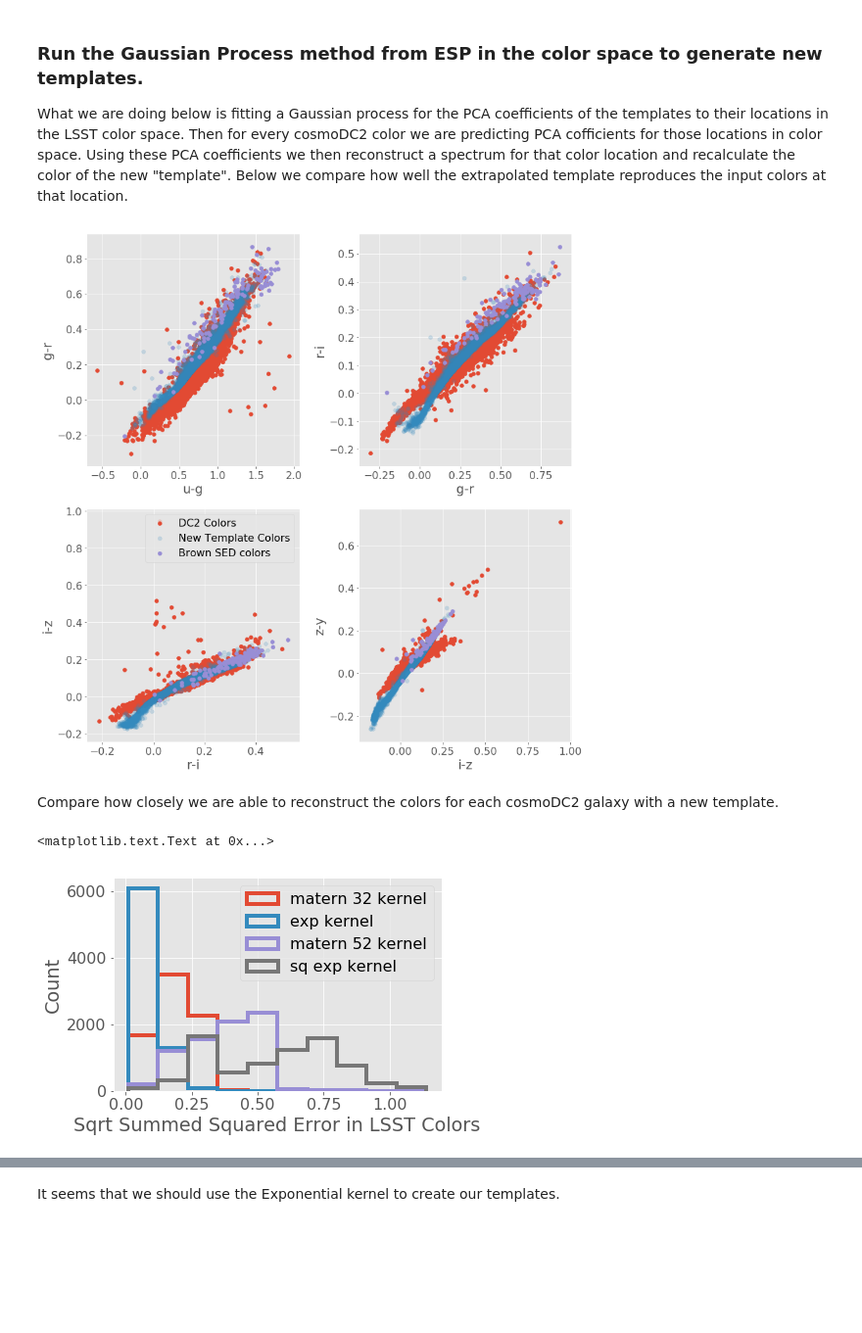
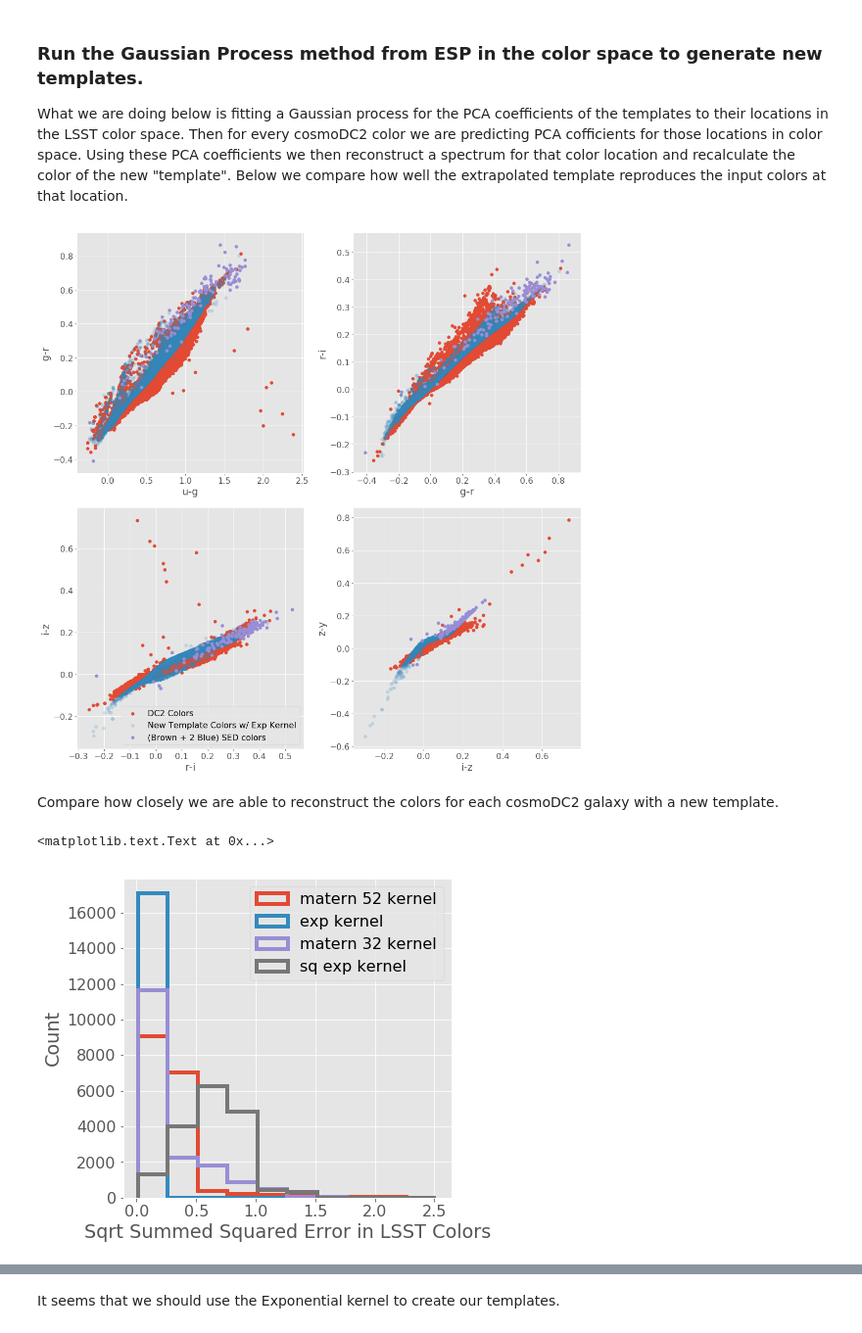
Before and after one commit to LSSTDESC/pz_pdf, a Jupyter notebook: doc/notebooks/extrapolated_dc2_templates.ipynb, the cells around one changed output, grey strips where cells are left out. Shown at 98% size. Drawn from its saved outputs; the diff is of its cells as text; code cells hidden in the pictures; blank space fills up the shorter version.

```diff
--- a/doc/notebooks/extrapolated_dc2_templates.ipynb
+++ b/doc/notebooks/extrapolated_dc2_templates.ipynb
@@ -48,7 +57,7 @@ pca_obj.write_output('brown_pca')
 # %% [markdown]
 ### Load the DC2 data from `gcr_catalogs`
 # %%
-catalog = GCRCatalogs.load_catalog('cosmoDC2_v0.1_test')
+catalog = GCRCatalogs.load_catalog('cosmoDC2_v1.0_9556')
 # %%
 ### To see a list of all the possible quantities uncomment below
 #print(sorted(catalog.list_all_quantities()))
@@ -84,6 +93,6 @@ In order to keep the dataset a reasonable size in the Gaussian Process below we
 # %%
 colors = []
-for i in range(0,len(data['Mag_true_Y_lsst_z0']), 10000):
+for i in range(0,len(data['Mag_true_Y_lsst_z0']), 1000):
     single_gal = []
     for band in ['u', 'g', 'r', 'i', 'z', 'Y']:
         single_gal.append(data['Mag_true_%s_lsst_z0' % band][i])
@@ -127,19 +136,19 @@ gp_spec = gp_obj.gp_predict(gp_kernel, opt_bandpass_dict=lsst_bandpass_dict)
 # %%
 lsst_gp_colors = gp_spec.calc_colors(lsst_bandpass_dict, 10)
 # %%
-fig = plt.figure(figsize=(12,12))
+fig = plt.figure(figsize=(15,15))
 for i in range(4):
     fig.add_subplot(2,2,i+1)
     plt.scatter(lsst_dc2_colors[:,i], lsst_dc2_colors[:,i+1], label='DC2 Colors')
-    plt.scatter(lsst_gp_colors[:,i], lsst_gp_colors[:,i+1], alpha=0.2, label='New Template Colors')
-    plt.scatter(lsst_template_colors[:,i], lsst_template_colors[:,i+1], label='Brown SED colors')
+    plt.scatter(lsst_gp_colors[:,i], lsst_gp_colors[:,i+1], alpha=0.2, label='New Template Colors w/ Exp Kernel')
+    plt.scatter(lsst_template_colors[:,i], lsst_template_colors[:,i+1], label='(Brown + 2 Blue) SED colors')
     plt.xlabel(color_labels[i])
     plt.ylabel(color_labels[i+1])
     if i == 2:
         plt.legend()
 plt.tight_layout()
 # %% [output]
-[figure, old version]
+[figure, new version]
 # %% [markdown]
 Compare how closely we are able to reconstruct the colors for each cosmoDC2 galaxy with a new template.
 # %%
@@ -151,16 +160,17 @@ Compare how closely we are able to reconstruct the colors for each cosmoDC2 gala
 # %%
 exp_gp_lsst = np.sqrt(np.sum(np.square(lsst_gp_colors - lsst_dc2_colors), axis=1))
 # %%
-n, bins, _ = plt.hist(m32_gp_lsst, histtype='step', label='matern 32 kernel', lw=4)
+fig = plt.figure(figsize=(6,6))
+n, bins, _ = plt.hist(m52_gp_lsst, histtype='step', label='matern 52 kernel', lw=4)
 plt.hist(exp_gp_lsst, bins=bins, histtype='step', label='exp kernel', lw=4)
-plt.hist(m52_gp_lsst, bins=bins, histtype='step', label='matern 52 kernel', lw=4)
+plt.hist(m32_gp_lsst, bins=bins, histtype='step', label='matern 32 kernel', lw=4, range=(0, 2.5))
 plt.hist(sq_exp_gp_lsst, bins=bins, histtype='step', label='sq exp kernel', lw=4)
 plt.legend()
 plt.xlabel('Sqrt Summed Squared Error in LSST Colors')
 plt.ylabel('Count')
 # %% [output]
 <matplotlib.text.Text at 0x...>
-[figure, old version]
+[figure, new version]
 # %%
 np.exp(gp_spec.params)
 # %% [output]
```
Also changed, not shown: parts of 77 cells of this notebook.
